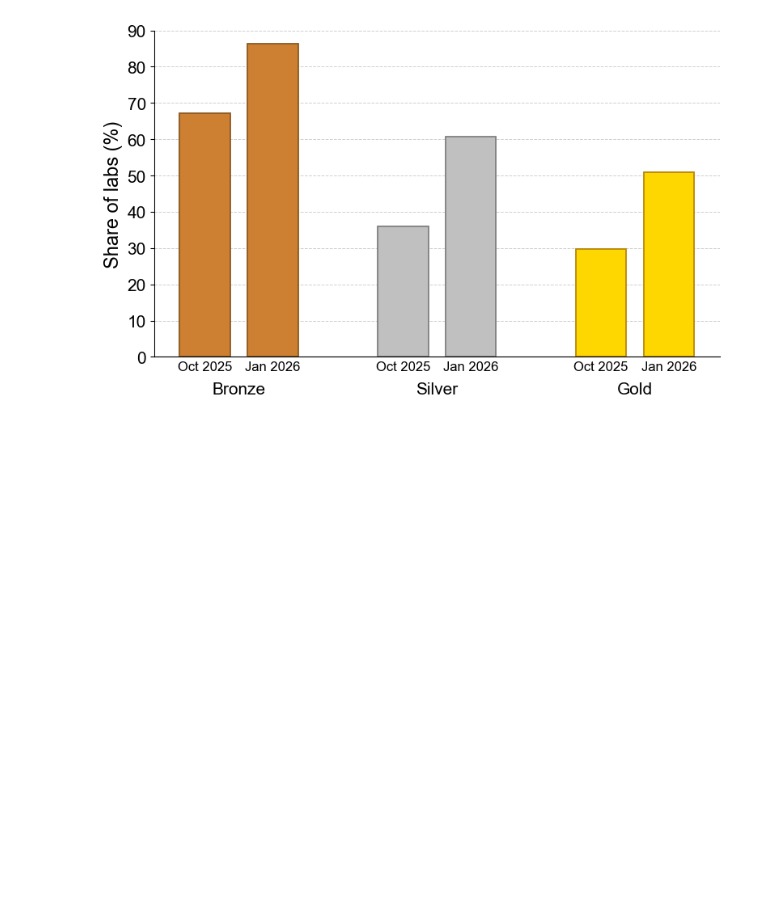
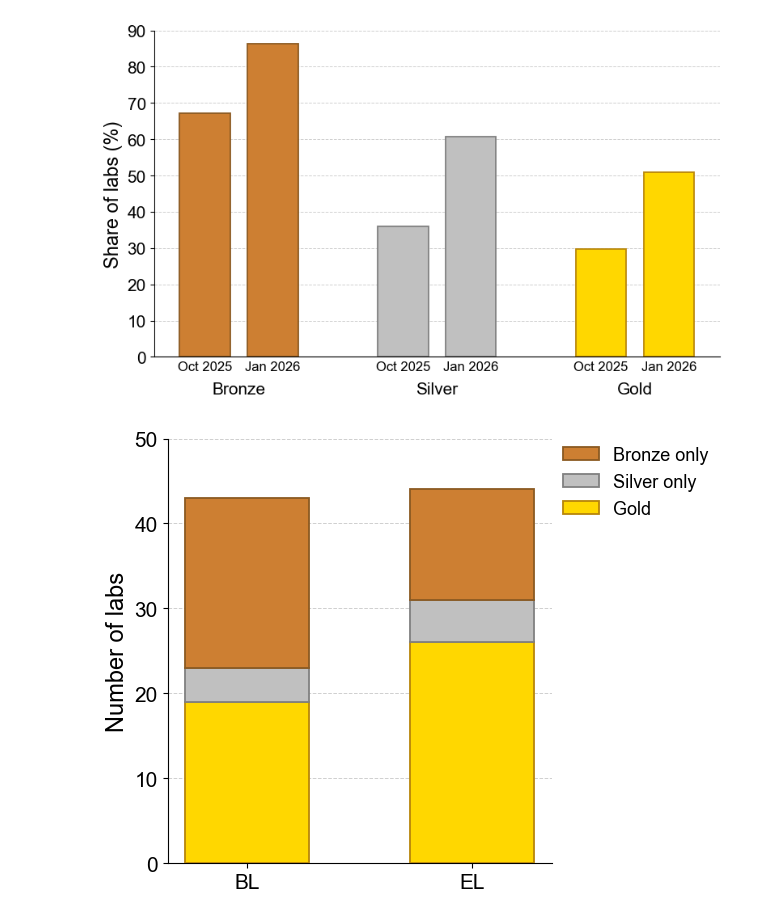
Before and after one commit to daphrut/lab-experiment, a Jupyter notebook: 3_Analysis/3_Descriptives/certification.ipynb, the cells around one changed output. Drawn from its saved outputs; the diff is of its cells as text; code cells hidden in the pictures; blank space fills up the shorter version.

Commit message:
Add stacked bar chart to certification

```diff
--- a/3_Analysis/3_Descriptives/certification.ipynb
+++ b/3_Analysis/3_Descriptives/certification.ipynb
@@ -186,3 +186,90 @@ for metric, fn, ylabel, ylim in [
 # %% [output]
 [figure]
 [figure]
+# %%
+# Stacked certification figure (hierarchical: bronze -> silver -> gold)
+def _cert_components_counts(wave):
+    b = cert_count("bronze", wave)
+    s = cert_count("silver", wave)
+    g = cert_count("gold", wave)
+
+    # Convert nested levels into mutually exclusive stacked components
+    bronze_only = max(b - s, 0)
+    silver_only = max(s - g, 0)
+    gold = max(g, 0)
+    return bronze_only, silver_only, gold
+
+def _cert_components_pct(wave):
+    b = cert_pct("bronze", wave)
+    s = cert_pct("silver", wave)
+    g = cert_pct("gold", wave)
+
+    bronze_only = max(b - s, 0)
+    silver_only = max(s - g, 0)
+    gold = max(g, 0)
+    return bronze_only, silver_only, gold
+
+waves = ["bl", "el"]
+x = np.arange(len(waves))
+
+for metric, fn, ylabel, ylim in [
+    ("stacked_counts", _cert_components_counts, "Number of labs", (0, 50)),
+    ("stacked_percentages", _cert_components_pct, "Share of labs (%)", (0, 90)),
+]:
+    comp_vals = [fn(w) for w in waves]
+    bronze_vals = [v[0] for v in comp_vals]
+    silver_vals = [v[1] for v in comp_vals]
+    gold_vals = [v[2] for v in comp_vals]
+
+    for suffix, tick_labels, x_font_size in [
+        ("", ["BL", "EL"], tick_label_size),
+        ("_suco", ["Oct 2025", "Jan 2026"], tick_label_size - 3),
+    ]:
+        fig, ax = plt.subplots(figsize=(6.5, 5))
+
+        bar_w = 0.55
+        # Stack order requested: gold at bottom, then silver-only, then bronze-only
+        ax.bar(x, gold_vals, width=bar_w, color=cert_fill["gold"], edgecolor=cert_edge["gold"], linewidth=1.3, zorder=3, label="Gold")
+        ax.bar(x, silver_vals, bottom=gold_vals, width=bar_w, color=cert_fill["silver"], edgecolor=cert_edge["silver"], linewidth=1.3, zorder=3, label="Silver only")
+        ax.bar(
+            x,
+            bronze_vals,
+            bottom=np.array(gold_vals) + np.array(silver_vals),
+            width=bar_w,
+            color=cert_fill["bronze"],
+            edgecolor=cert_edge["bronze"],
+            linewidth=1.3,
+            zorder=3,
+            label="Bronze only",
+        )
+
+        ax.set_xticks(x)
+        ax.set_xticklabels(tick_labels, fontsize=x_font_size, fontfamily=plot_font)
+        ax.set_ylabel(ylabel, fontsize=axis_title_size, fontfamily=plot_font)
+        ax.tick_params(axis="y", labelsize=tick_label_size)
+        ax.set_ylim(ylim)
+        ax.yaxis.grid(True, linestyle="--", linewidth=0.7, alpha=0.6, zorder=0)
+        ax.set_axisbelow(True)
+        ax.spines["top"].set_visible(False)
+        ax.spines["right"].set_visible(False)
+
+        # Reorder legend and move it outside to avoid overlap
+        handles, labels = ax.get_legend_handles_labels()
+        label_order = ["Bronze only", "Silver only", "Gold"]
+        handle_map = dict(zip(labels, handles))
+        ordered_handles = [handle_map[l] for l in label_order if l in handle_map]
+        ax.legend(
+            ordered_handles,
+            label_order,
+            frameon=False,
+            fontsize=tick_label_size - 2,
+            loc="upper left",
+            bbox_to_anchor=(1.01, 1.0),
+            borderaxespad=0.0,
+        )
+
+        fig.tight_layout()
+        fig.savefig(output_folder / f"certification_{metric}{suffix}.pdf", bbox_inches='tight')
+        plt.show()
+# %% [output]
+[figure, added]
```
Also changed, not shown: parts of 1 cell of this notebook.
